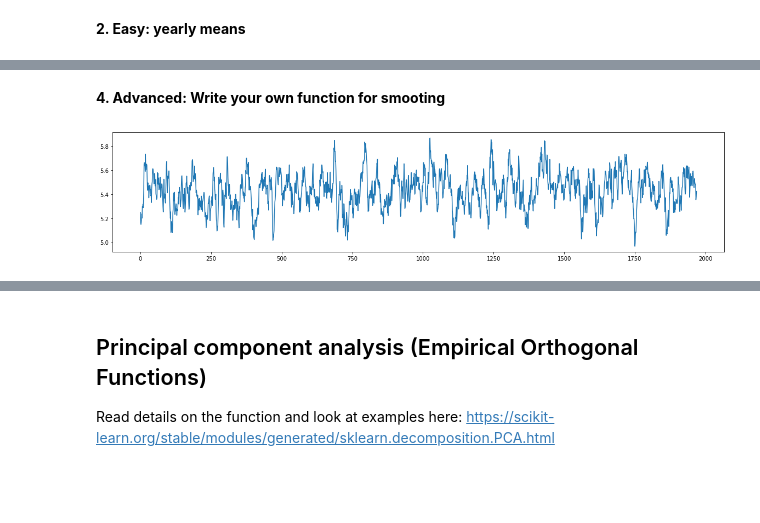
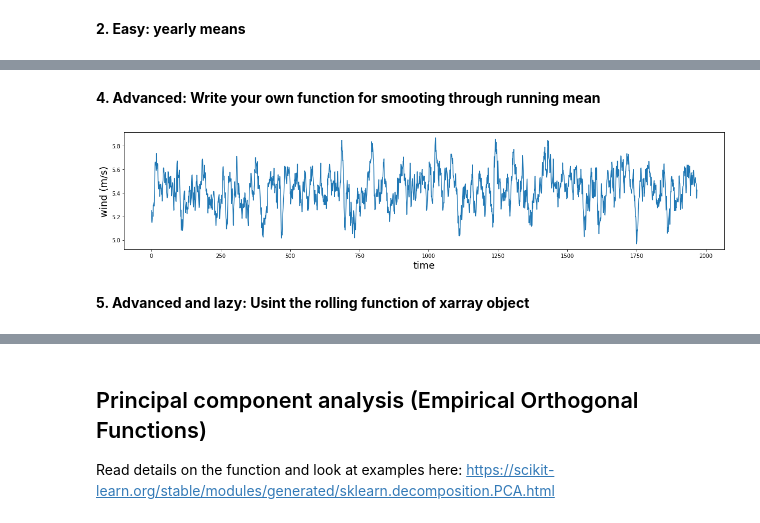
Before and after one commit to JuliaKukulies/teaching_climate, a Jupyter notebook: exercises_GVN465/ex3.ipynb, the cells around one changed output, grey strips where cells are left out. Cells and saved outputs as stored; diff of their text form; code cells hidden in the pictures; blank space fills up the shorter version.

Commit message:
updated rolling mean section

```diff
--- a/exercises_GVN465/ex3.ipynb
+++ b/exercises_GVN465/ex3.ipynb
@@ -328,3 +330,13 @@ plt.show()
 # %%
 # get wind values as numpy array from xarray dataset object:
 wind = wind_Ice.sfcWind.values
+
+
+# plot function to check what you have calculated
+
+def check_plot(wind):
+    plt.figure(figsize = (20,4))
+    plt.plot(wind)
+    plt.ylabel('wind (m/s)', fontsize = 18)
+    plt.xlabel('time', fontsize = 18)
+    plt.show()
@@ -351,15 +381,15 @@ for imth in np.arange(12):
 # %% [markdown]
-**4. Advanced: Write your own function for smooting**
+**4. Advanced: Write your own function for smooting through running mean**
 # %%
 def running_mean(x, N):
     cumsum = np.cumsum(np.insert(x, 0, 0))
     return (cumsum[N:] - cumsum[:-N]) / N
 
-wind_boss= running_mean(wind, 12)
+wind_advanced= running_mean(wind, 12)
 
-
-plt.figure(figsize = (20,4))
-plt.plot(wind_boss)
-plt.show()
+# plot to check
+check_plot(wind_advanced)
 # %% [output]
-[figure, old version]
+[figure, new version]
+# %% [markdown]
+**5. Advanced and lazy: Usint the rolling function of xarray object**
```
Also changed, not shown: parts of 19 cells of this notebook.
